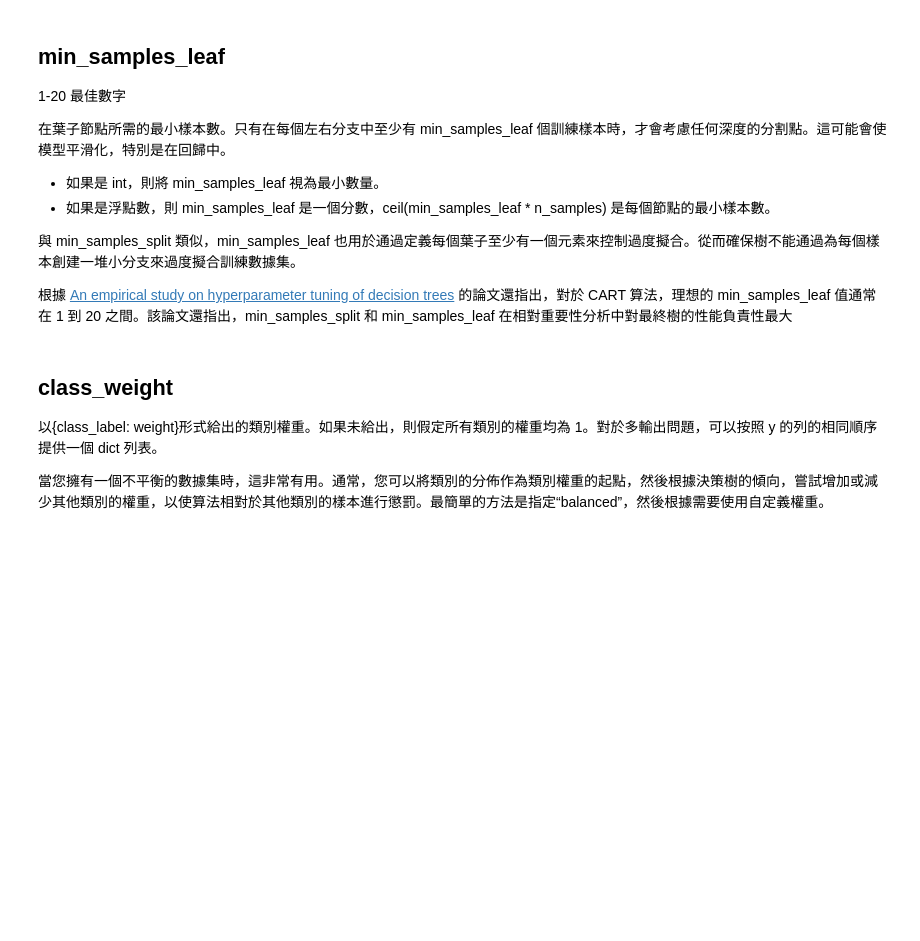
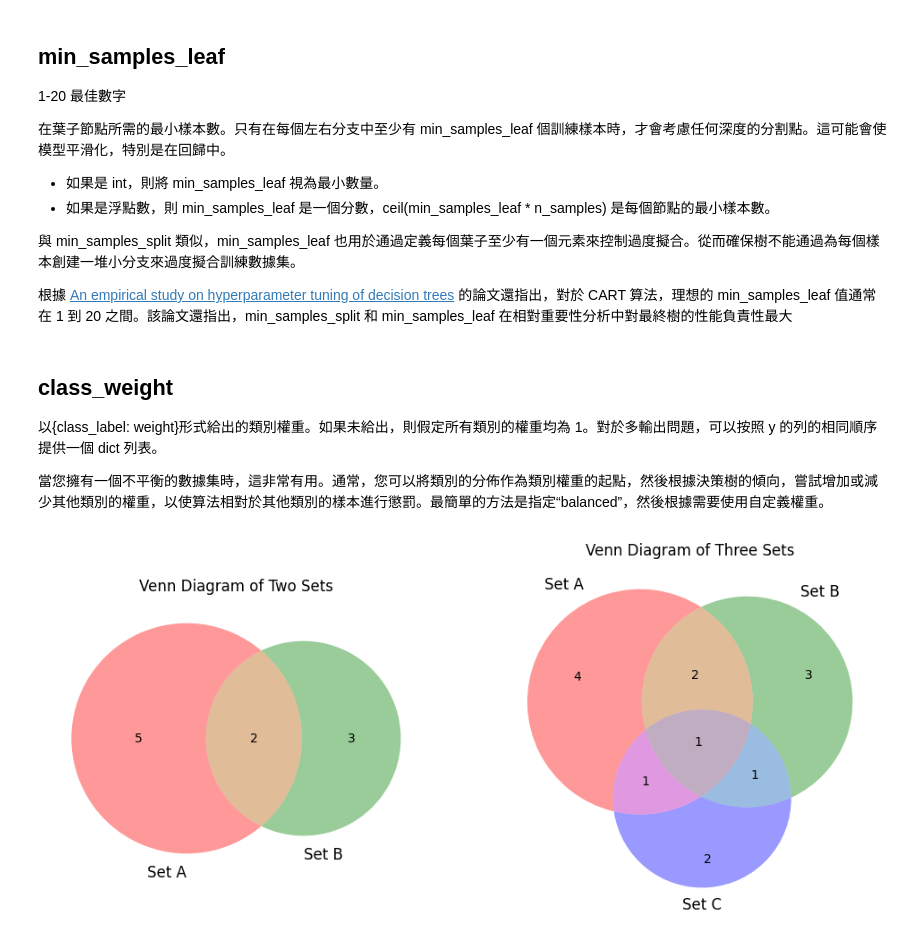
Before and after one commit to Zenobia000/MachineLearning-ds-fundamental, a Jupyter notebook: MachienLearning_v3/Part 3 - Classification/Section 19 - Decision Tree Classification/Python/decision_tree_classification.ipynb, the cells around one changed output. Cells and saved outputs as stored; diff of their text form; code cells hidden in the pictures; blank space fills up the shorter version.

```diff
--- a/MachienLearning_v3/Part 3 - Classification/Section 19 - Decision Tree Classification/Python/decision_tree_classification.ipynb
+++ b/MachienLearning_v3/Part 3 - Classification/Section 19 - Decision Tree Classification/Python/decision_tree_classification.ipynb
@@ -300,3 +291,25 @@ dataset = pd.read_csv('Social_Network_Ads.csv')
 以{class_label: weight}形式給出的類別權重。如果未給出，則假定所有類別的權重均為 1。對於多輸出問題，可以按照 y 的列的相同順序提供一個 dict 列表。
 
 當您擁有一個不平衡的數據集時，這非常有用。通常，您可以將類別的分佈作為類別權重的起點，然後根據決策樹的傾向，嘗試增加或減少其他類別的權重，以使算法相對於其他類別的樣本進行懲罰。最簡單的方法是指定“balanced”，然後根據需要使用自定義權重。
+# %%
+import matplotlib.pyplot as plt
+from matplotlib_venn import venn2, venn3
+
+# 創建一個畫布和兩個子圖
+fig, ax = plt.subplots(1, 2, figsize=(12, 6))
+
+# 第一個子圖：繪製兩個集合的文氏圖
+# 假設集合A有10個元素，集合B有8個元素，兩者交集有5個元素
+venn2(subsets=(5, 3, 2), set_labels=('Set A', 'Set B'), ax=ax[0])
+ax[0].set_title('Venn Diagram of Two Sets')
+
+# 第二個子圖：繪製三個集合的文氏圖
+# 假設集合A有10個元素，集合B有8個元素，集合C有6個元素
+# 交集AB有4個元素，交集BC有2個元素，交集AC有3個元素，交集ABC有1個元素
+venn3(subsets=(4, 3, 2, 2, 1, 1, 1), set_labels=('Set A', 'Set B', 'Set C'), ax=ax[1])
+ax[1].set_title('Venn Diagram of Three Sets')
+
+# 顯示圖形
+plt.show()
+# %% [output]
+[figure, added]
```
Also changed, not shown: parts of 2 cells of this notebook, 1 other file.
